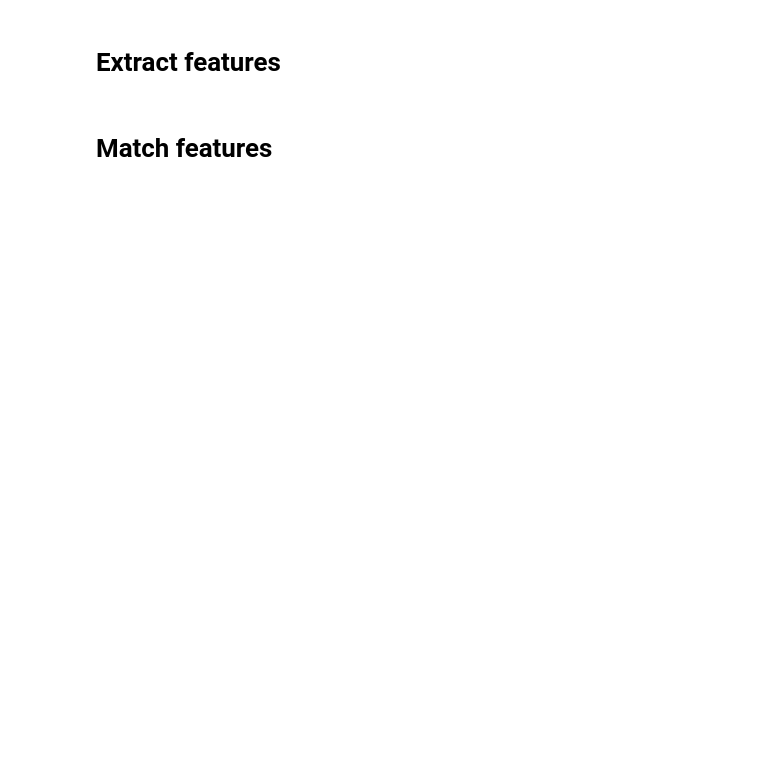
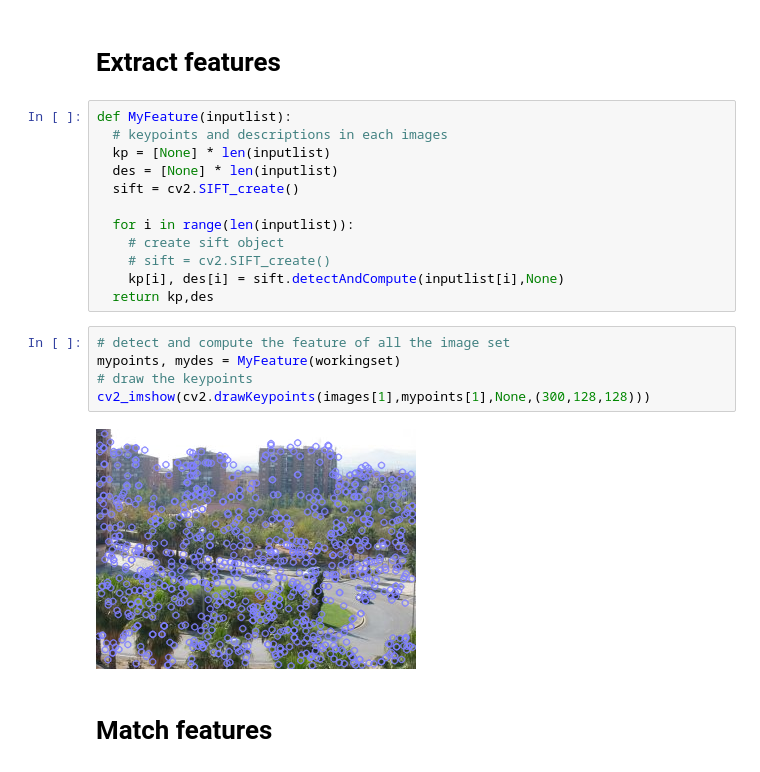
Before and after one commit to RoseSarlake/Computer-Vision, a Jupyter notebook: final.ipynb, the cells around one changed output. Saved outputs shown, nothing was run; the diff lists cells and outputs as text; blank space fills up the shorter version.

```diff
--- a/final.ipynb
+++ b/final.ipynb
@@ -26,4 +117,23 @@ len(images)
 # %% [markdown]
 # Extract features
+# %%
+def MyFeature(inputlist):
+  # keypoints and descriptions in each images
+  kp = [None] * len(inputlist)
+  des = [None] * len(inputlist)
+  sift = cv2.SIFT_create()
+
+  for i in range(len(inputlist)):
+    # create sift object
+    # sift = cv2.SIFT_create()
+    kp[i], des[i] = sift.detectAndCompute(inputlist[i],None)
+  return kp,des
+# %%
+# detect and compute the feature of all the image set
+mypoints, mydes = MyFeature(workingset)
+# draw the keypoints
+cv2_imshow(cv2.drawKeypoints(images[1],mypoints[1],None,(300,128,128)))
+# %% [output]
+[figure, added]
 # %% [markdown]
 # Match features
```
Also changed, not shown: parts of 26 cells of this notebook.
